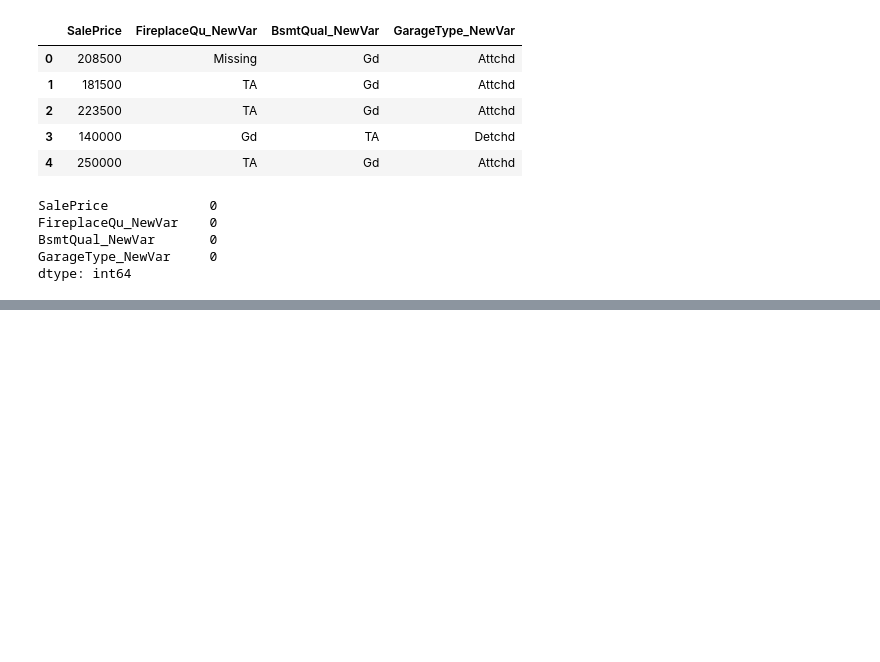
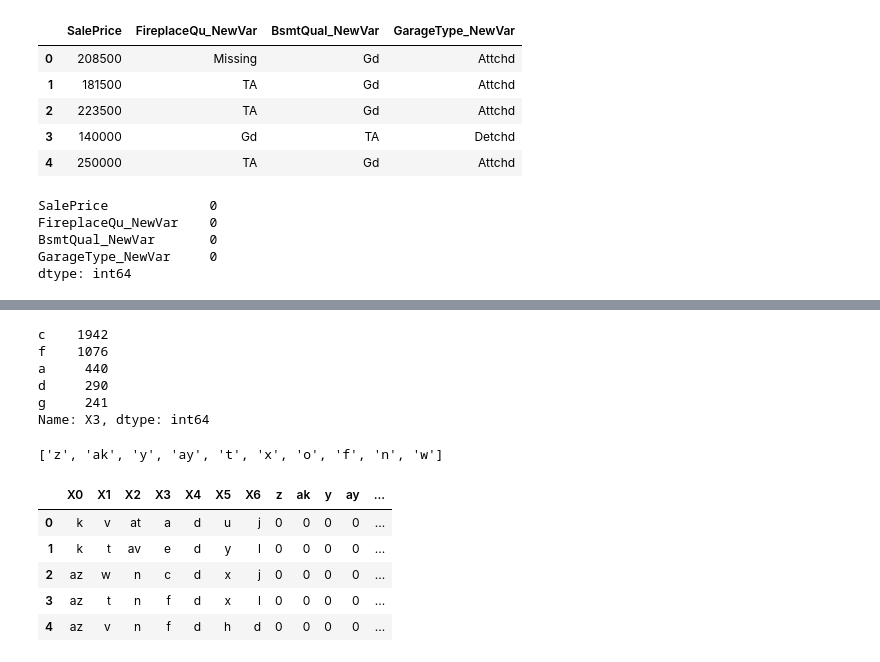
Before and after one commit to itsvivekghosh/10Days_of_FeatureEngineering, a Jupyter notebook: FE_Day3.ipynb, the cells around one changed output, grey strips where cells are left out. Saved outputs shown, nothing was run; the diff lists cells and outputs as text; code cells hidden in the pictures; blank space fills up the shorter version.

```diff
--- a/FE_Day3.ipynb
+++ b/FE_Day3.ipynb
@@ -476,0 +677,15 @@ dtype: int64
+# %%
+df.X3.value_counts().sort_values(ascending=False).head(5)
+# %% [output]
+c    1942
+f    1076
+a     440
+d     290
+g     241
+Name: X3, dtype: int64
+# %%
+### Taking Top 10 Frequent Values
+list_top_10 = list(df.X0.value_counts().sort_values(ascending=False).head(10).index)
+list_top_10
+# %% [output]
+['z', 'ak', 'y', 'ay', 't', 'x', 'o', 'f', 'n', 'w']
@@ -476,0 +695,9 @@ dtype: int64
+# %%
+df.head()
+# %% [output]
+|  | X0 | X1 | X2 | X3 | X4 | X5 | X6 | z | ak | y | ay | ... |
+| 0 | k | v | at | a | d | u | j | 0 | 0 | 0 | 0 | ... |
+| 1 | k | t | av | e | d | y | l | 0 | 0 | 0 | 0 | ... |
+| 2 | az | w | n | c | d | x | j | 0 | 0 | 0 | 0 | ... |
+| 3 | az | t | n | f | d | x | l | 0 | 0 | 0 | 0 | ... |
+| 4 | az | v | n | f | d | h | d | 0 | 0 | 0 | 0 | ... |
```
Also changed, not shown: parts of 29 cells of this notebook, 3 other files.
